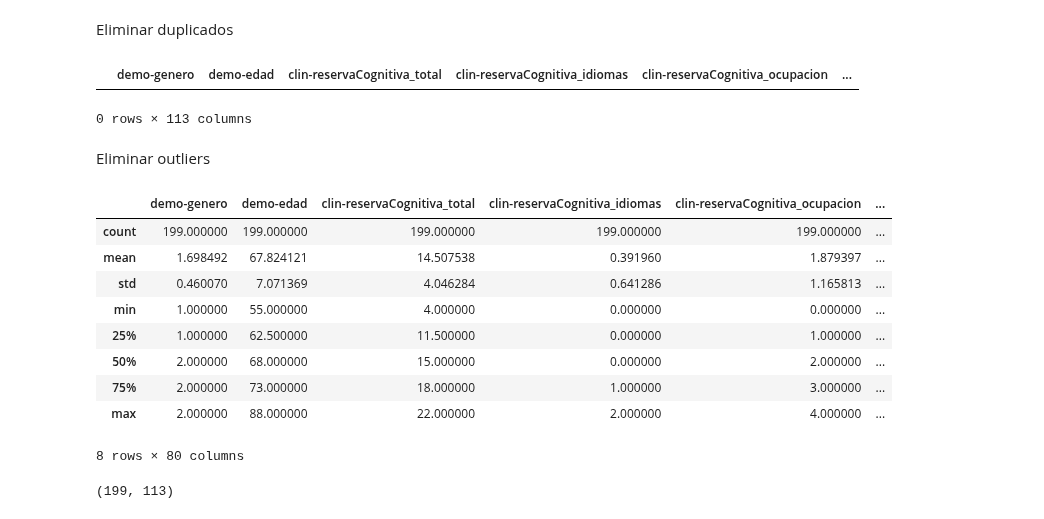
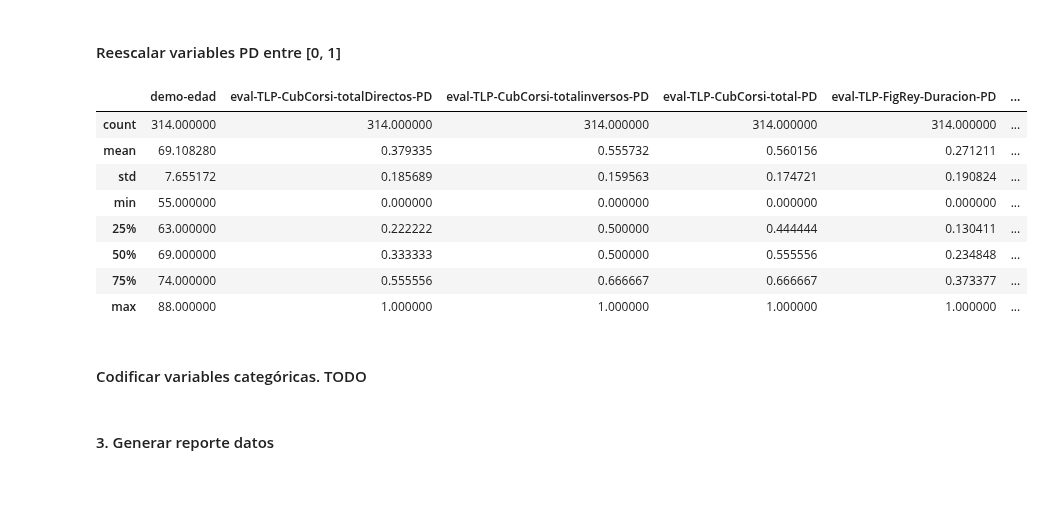
Before and after one commit to jgalanl/synthetic-data, a Jupyter notebook: preprocessing/preprocessing_v2.ipynb, the cells around one changed output. Drawn from its saved outputs; the diff is of its cells as text; code cells hidden in the pictures; blank space fills up the shorter version.

```diff
--- a/preprocessing/preprocessing_v2.ipynb
+++ b/preprocessing/preprocessing_v2.ipynb
@@ -108,0 +230,15 @@ memory usage: 208.4+ KB
+# %%
+tavec_columns = [col for col in df.columns if 'Tavec' in col]
+# %%
+for column in tavec_columns:
+    # Calculamos Q1, Q3 e IQR
+    Q1 = df[column].quantile(0.25)
+    Q3 = df[column].quantile(0.75)
+    IQR = Q3 - Q1
+    # Definimos el límite superior para outliers (fórmula común: Q3 + 1.5*IQR)
+    limite = Q3 + 1.5 * IQR
+    # Usar el mínimo entre el límite calculado y el tope especificado
+    limite_final = min(limite, 200)
+    # Aplicar clipping
+    print(f"Columna: {column}, Límite superior aplicado: {limite_final}")
+    df[column] = df[column].clip(upper=limite_final)
@@ -122,2 +264,0 @@ df.describe()
-# %% [markdown]
-Eliminar duplicados
@@ -126,7 +264,0 @@ duplicate = df[df.duplicated()]
-# %%
-duplicate
-# %% [output]
-|  | demo-genero | demo-edad | clin-reservaCognitiva_total | clin-reservaCognitiva_idiomas | clin-reservaCognitiva_ocupacion | ... |
-0 rows × 113 columns
-# %% [markdown]
-Eliminar outliers
@@ -152,0 +265,4 @@ df_filtered = df[(z_scores < 3).all(axis=1)]
+# %% [markdown]
+#### Reescalar variables PD entre [0, 1]
+# %%
+pd_columns = [col for col in df.columns if 'PD' in col]
@@ -153,20 +271,22 @@ df_filtered = df[(z_scores < 3).all(axis=1)]
+# %%
+scaler = MinMaxScaler()
+df[pd_columns] = scaler.fit_transform(df[pd_columns])
 # %%
-df_filtered.describe()
+df.describe()
 # %% [output]
-|  | demo-genero | demo-edad | clin-reservaCognitiva_total | clin-reservaCognitiva_idiomas | clin-reservaCognitiva_ocupacion | ... |
-| count | 199.000000 | 199.000000 | 199.000000 | 199.000000 | 199.000000 | ... |
-| mean | 1.698492 | 67.824121 | 14.507538 | 0.391960 | 1.879397 | ... |
-| std | 0.460070 | 7.071369 | 4.046284 | 0.641286 | 1.165813 | ... |
-| min | 1.000000 | 55.000000 | 4.000000 | 0.000000 | 0.000000 | ... |
-| 25% | 1.000000 | 62.500000 | 11.500000 | 0.000000 | 1.000000 | ... |
-| 50% | 2.000000 | 68.000000 | 15.000000 | 0.000000 | 2.000000 | ... |
-| 75% | 2.000000 | 73.000000 | 18.000000 | 1.000000 | 3.000000 | ... |
-| max | 2.000000 | 88.000000 | 22.000000 | 2.000000 | 4.000000 | ... |
+|  | demo-edad | eval-TLP-CubCorsi-totalDirectos-PD | eval-TLP-CubCorsi-totalinversos-PD | eval-TLP-CubCorsi-total-PD | eval-TLP-FigRey-Duracion-PD | ... |
+| count | 314.000000 | 314.000000 | 314.000000 | 314.000000 | 314.000000 | ... |
+| mean | 69.108280 | 0.379335 | 0.555732 | 0.560156 | 0.271211 | ... |
+| std | 7.655172 | 0.185689 | 0.159563 | 0.174721 | 0.190824 | ... |
+| min | 55.000000 | 0.000000 | 0.000000 | 0.000000 | 0.000000 | ... |
+| 25% | 63.000000 | 0.222222 | 0.500000 | 0.444444 | 0.130411 | ... |
+| 50% | 69.000000 | 0.333333 | 0.500000 | 0.555556 | 0.234848 | ... |
+| 75% | 74.000000 | 0.555556 | 0.666667 | 0.666667 | 0.373377 | ... |
+| max | 88.000000 | 1.000000 | 1.000000 | 1.000000 | 1.000000 | ... |
-8 rows × 80 columns
-# %%
-df_filtered.shape
-# %% [output]
-(199, 113)
+# %% [markdown]
+#### Codificar variables categóricas. TODO
+# %% [markdown]
+#### 3. Generar reporte datos
 # %%
 from ydata_profiling import ProfileReport
 # %%
```
Also changed, not shown: parts of 47 cells of this notebook, 17 other files.
